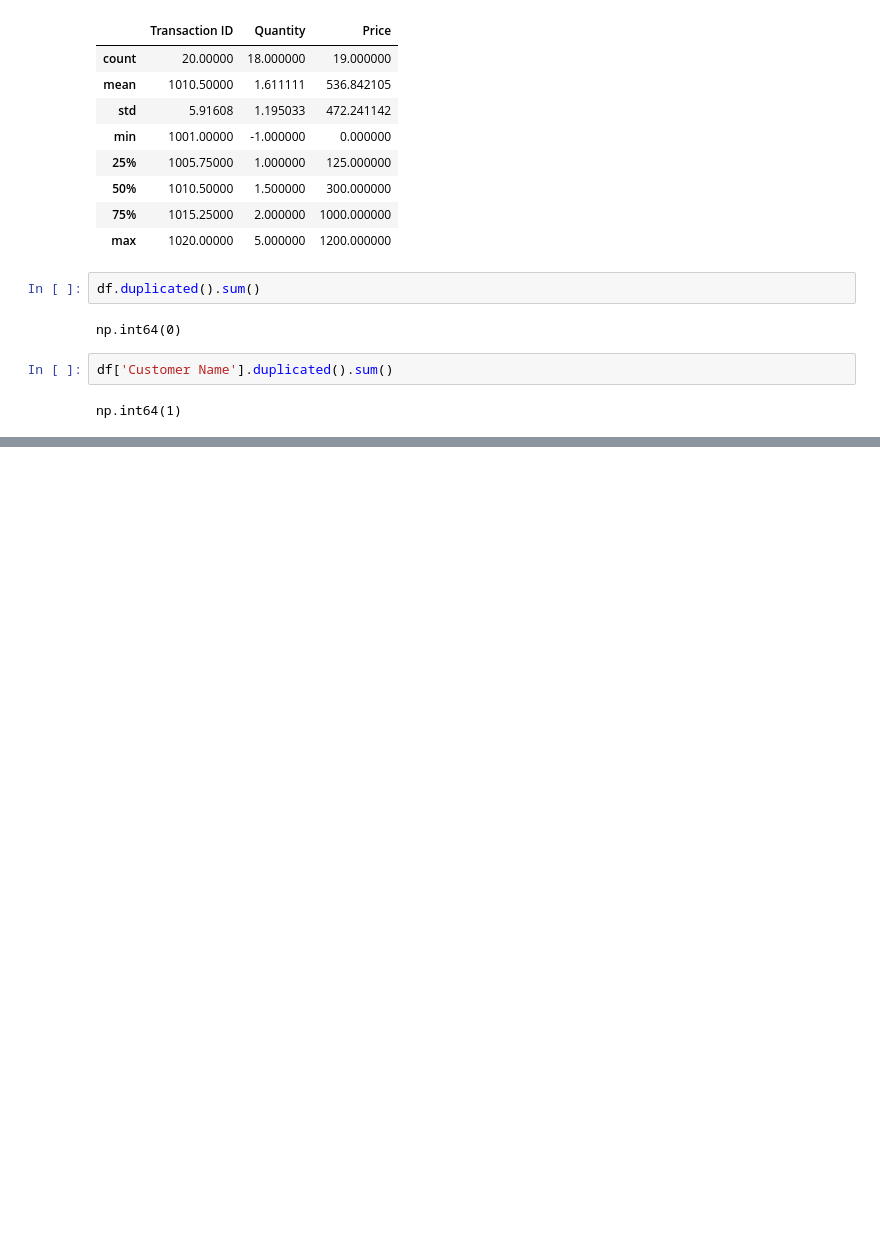
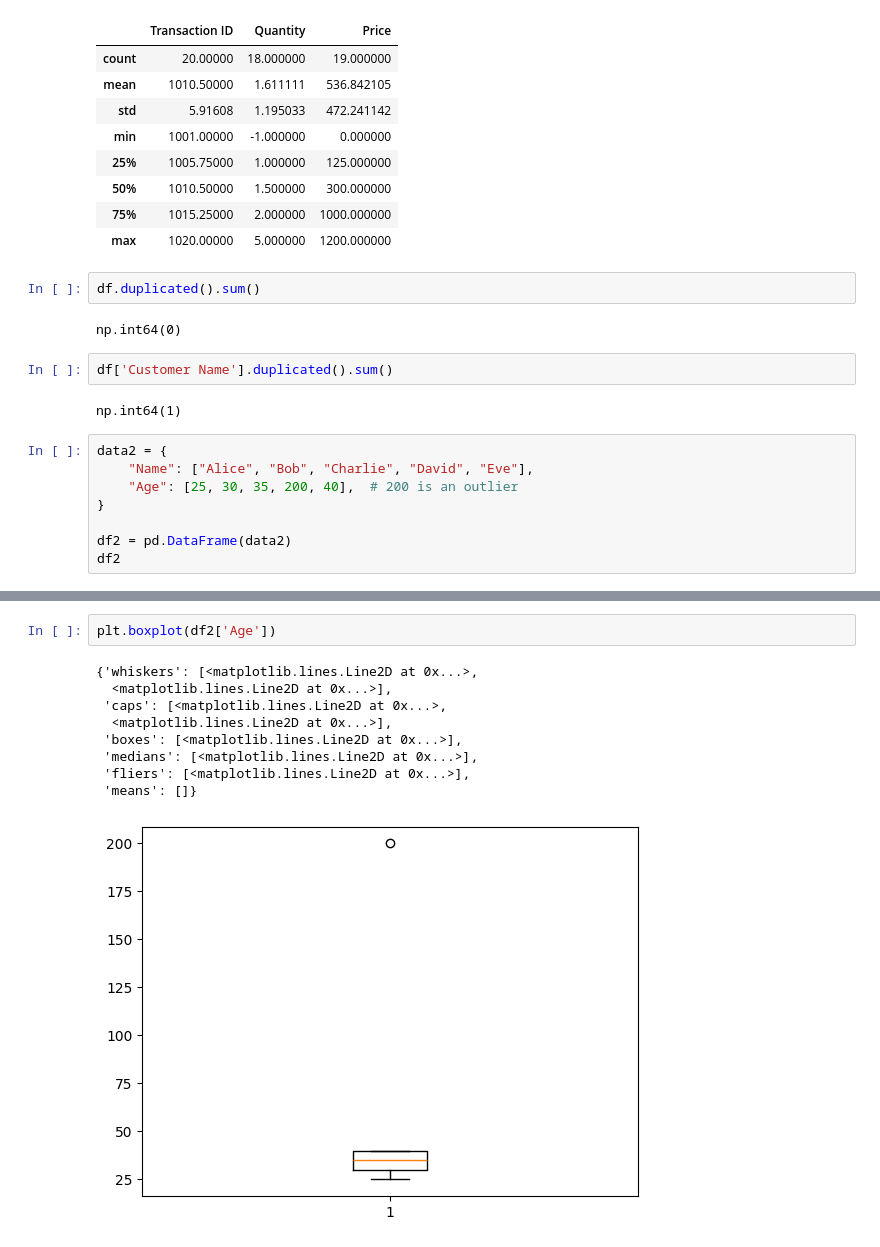
Before and after one commit to domandaris-89/AIML-Batch2, a Jupyter notebook: Day 15 - Data Handling - Cleaning/in class Data Handling.ipynb, the cells around one changed output, grey strips where cells are left out. Saved outputs shown, nothing was run; the diff lists cells and outputs as text; blank space fills up the shorter version.

```diff
--- a/Day 15 - Data Handling - Cleaning/in class Data Handling.ipynb
+++ b/Day 15 - Data Handling - Cleaning/in class Data Handling.ipynb
@@ -77,3 +77,11 @@ np.int64(0)
 df['Customer Name'].duplicated().sum()
 # %% [output]
 np.int64(1)
+# %%
+data2 = {
+    "Name": ["Alice", "Bob", "Charlie", "David", "Eve"],
+    "Age": [25, 30, 35, 200, 40],  # 200 is an outlier
+}
+
+df2 = pd.DataFrame(data2)
+df2
@@ -79,0 +120,12 @@ np.int64(1)
+# %%
+plt.boxplot(df2['Age'])
+# %% [output]
+{'whiskers': [<matplotlib.lines.Line2D at 0x...>,
+  <matplotlib.lines.Line2D at 0x...>],
+ 'caps': [<matplotlib.lines.Line2D at 0x...>,
+  <matplotlib.lines.Line2D at 0x...>],
+ 'boxes': [<matplotlib.lines.Line2D at 0x...>],
+ 'medians': [<matplotlib.lines.Line2D at 0x...>],
+ 'fliers': [<matplotlib.lines.Line2D at 0x...>],
+ 'means': []}
+[figure, added]
```
Also changed, not shown: parts of 11 cells of this notebook.
